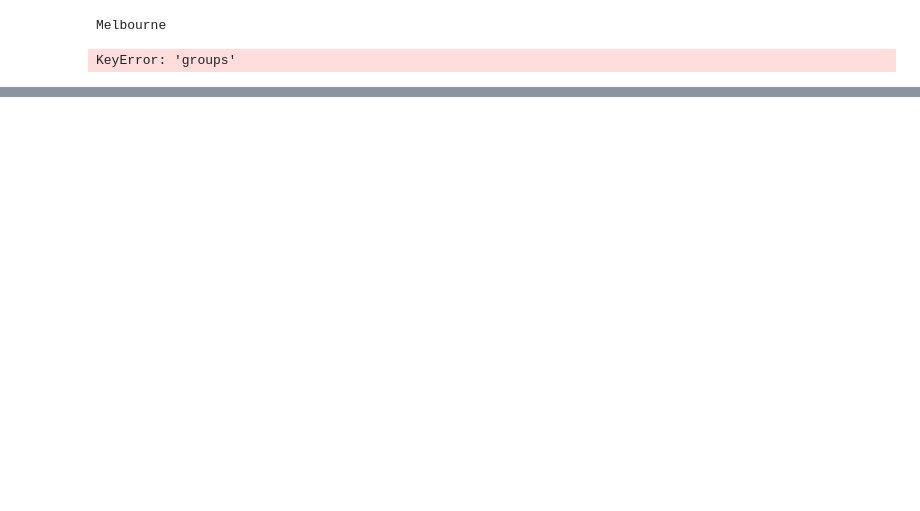
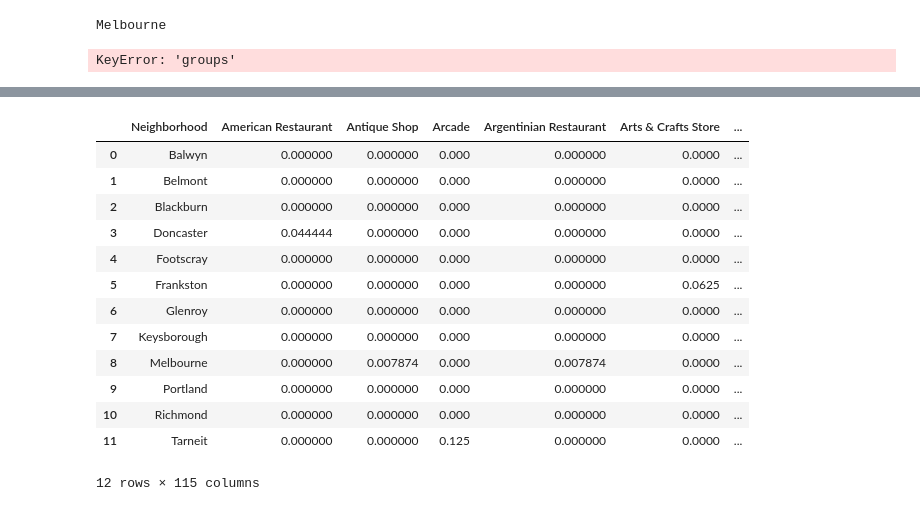
Before and after one commit to nikki-wong/coursera-capstone-project, a Jupyter notebook: Final Capstone Project 2.ipynb, the cells around one changed output, grey strips where cells are left out. Cells and saved outputs as stored; diff of their text form; code cells hidden in the pictures; blank space fills up the shorter version.

```diff
--- a/Final Capstone Project 2.ipynb
+++ b/Final Capstone Project 2.ipynb
@@ -300,0 +310,12 @@ KeyError: 'groups'
+# %%
+# one hot encoding
+melbourne_onehot = pd.get_dummies(melbourne_venues[['Venue Category']], prefix="", prefix_sep="")
+
+# add neighborhood column back to dataframe
+melbourne_onehot['Neighborhood'] = melbourne_venues['Neighborhood']
+
+# move neighborhood column to the first column
+fixed_columns = [melbourne_onehot.columns[-1]] + list(melbourne_onehot.columns[:-1])
+melbourne_onehot = melbourne_onehot[fixed_columns]
+
+melbourne_onehot.head()
@@ -300,0 +330,18 @@ KeyError: 'groups'
+# %%
+melbourne_grouped = melbourne_onehot.groupby('Neighborhood').mean().reset_index()
+melbourne_grouped
+# %% [output]
+|  | Neighborhood | American Restaurant | Antique Shop | Arcade | Argentinian Restaurant | Arts & Crafts Store | ... |
+| 0 | Balwyn | 0.000000 | 0.000000 | 0.000 | 0.000000 | 0.0000 | ... |
+| 1 | Belmont | 0.000000 | 0.000000 | 0.000 | 0.000000 | 0.0000 | ... |
+| 2 | Blackburn | 0.000000 | 0.000000 | 0.000 | 0.000000 | 0.0000 | ... |
+| 3 | Doncaster | 0.044444 | 0.000000 | 0.000 | 0.000000 | 0.0000 | ... |
+| 4 | Footscray | 0.000000 | 0.000000 | 0.000 | 0.000000 | 0.0000 | ... |
+| 5 | Frankston | 0.000000 | 0.000000 | 0.000 | 0.000000 | 0.0625 | ... |
+| 6 | Glenroy | 0.000000 | 0.000000 | 0.000 | 0.000000 | 0.0000 | ... |
+| 7 | Keysborough | 0.000000 | 0.000000 | 0.000 | 0.000000 | 0.0000 | ... |
+| 8 | Melbourne | 0.000000 | 0.007874 | 0.000 | 0.007874 | 0.0000 | ... |
+| 9 | Portland | 0.000000 | 0.000000 | 0.000 | 0.000000 | 0.0000 | ... |
+| 10 | Richmond | 0.000000 | 0.000000 | 0.000 | 0.000000 | 0.0000 | ... |
+| 11 | Tarneit | 0.000000 | 0.000000 | 0.125 | 0.000000 | 0.0000 | ... |
+12 rows × 115 columns
```
Also changed, not shown: parts of 10 cells of this notebook.
